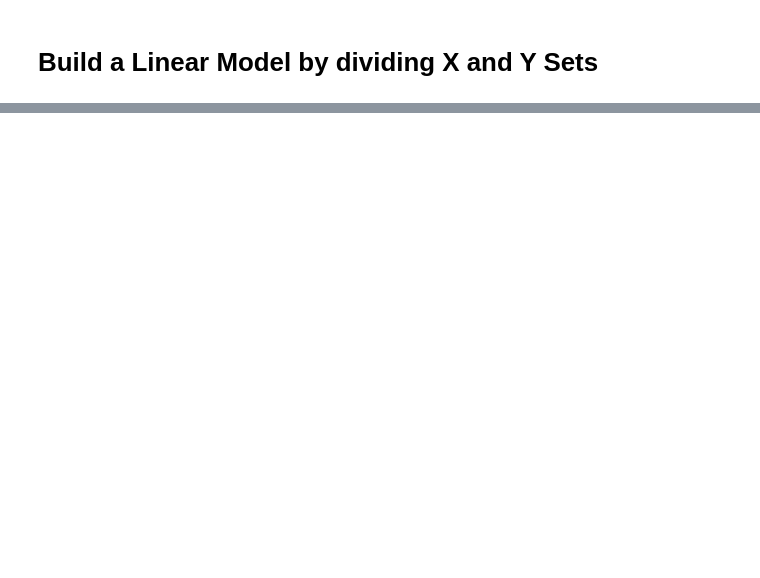
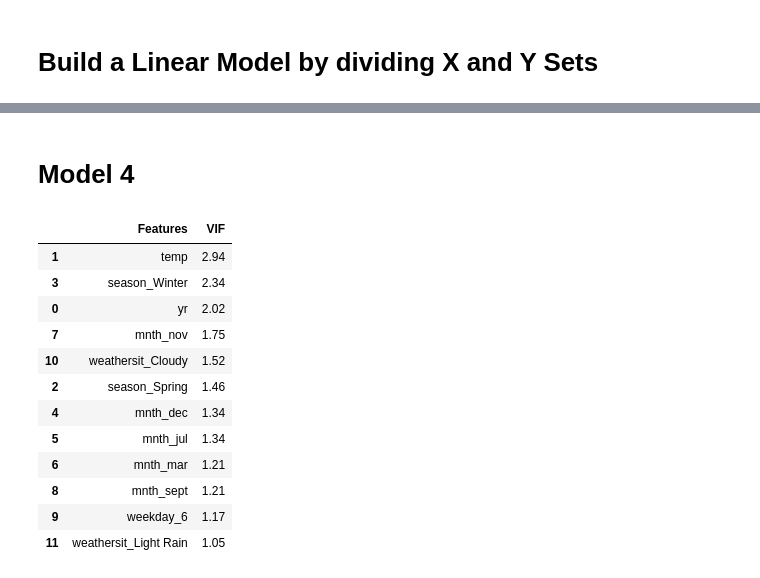
Before and after one commit to Geevanandam/BikeSharingAssignment, a Jupyter notebook: BikeSharingAssignment_Geeva.ipynb, the cells around one changed output, grey strips where cells are left out. Saved outputs shown, nothing was run; the diff lists cells and outputs as text; code cells hidden in the pictures; blank space fills up the shorter version.

```diff
--- a/BikeSharingAssignment_Geeva.ipynb
+++ b/BikeSharingAssignment_Geeva.ipynb
@@ -423,0 +657,31 @@ print(lr1.summary())
+# %% [markdown]
+# Model 4
+# %%
+#Removing the variable 'windspeed' based on its Very High 'VIF' value.
+
+X_train_new = X_train_new.drop(["windspeed"], axis = 1)
+# %%
+# Check for the VIF values of the feature variables.
+from statsmodels.stats.outliers_influence import variance_inflation_factor
+
+# Create a dataframe that will contain the names of all the feature variables and their respective VIFs
+vif = pd.DataFrame()
+vif['Features'] = X_train_new.columns
+vif['VIF'] = [variance_inflation_factor(X_train_new.values.astype(float), i) for i in range(X_train_new.shape[1])]
+vif['VIF'] = round(vif['VIF'], 2)
+vif = vif.sort_values(by = "VIF", ascending = False)
+vif
+# %% [output]
+|  | Features | VIF |
+| 1 | temp | 2.94 |
+| 3 | season_Winter | 2.34 |
+| 0 | yr | 2.02 |
+| 7 | mnth_nov | 1.75 |
+| 10 | weathersit_Cloudy | 1.52 |
+| 2 | season_Spring | 1.46 |
+| 4 | mnth_dec | 1.34 |
+| 5 | mnth_jul | 1.34 |
+| 6 | mnth_mar | 1.21 |
+| 8 | mnth_sept | 1.21 |
+| 9 | weekday_6 | 1.17 |
+| 11 | weathersit_Light Rain | 1.05 |
```
Also changed, not shown: parts of 31 cells of this notebook.
